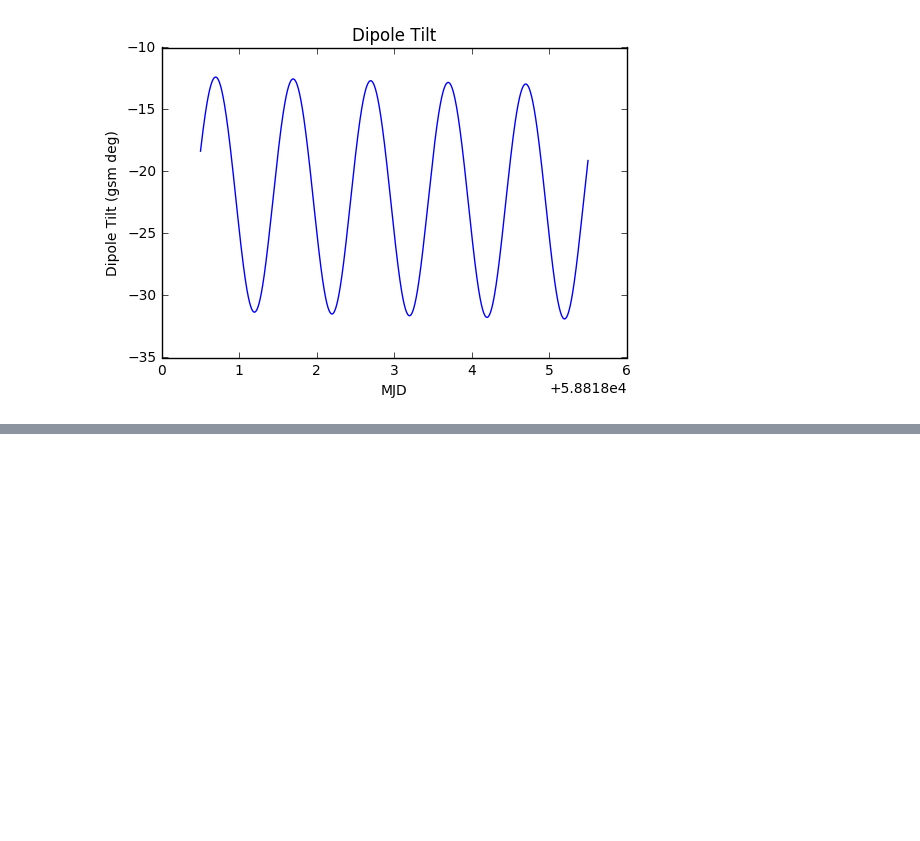
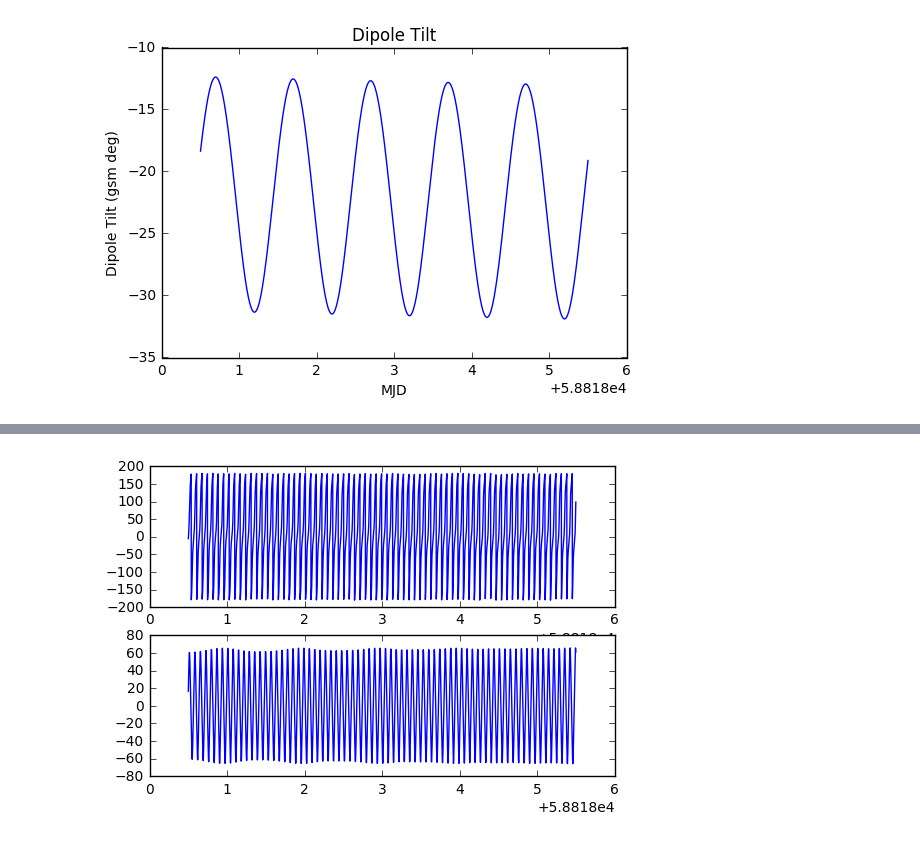
Before and after one commit to fsbr/se3-path-planner, a Jupyter notebook: modularPlanner/Cusp Plots (Daily).ipynb, the cells around one changed output, grey strips where cells are left out. Drawn from its saved outputs; the diff is of its cells as text; code cells hidden in the pictures; blank space fills up the shorter version.

```diff
--- a/modularPlanner/Cusp Plots (Daily).ipynb
+++ b/modularPlanner/Cusp Plots (Daily).ipynb
@@ -213,0 +224,12 @@ Close to solving this.  I think my cusp actually behaves somewhat correctly. The
+# %%
+# plot of the latitude and the longitude of the spacecraft at each timestep,
+f,ax = plt.subplots(2)
+# i can probably use a list comprehension here for the cusp location
+# just feel really unmotivated rn
+xk,yk,zk = tsyg.tsygCyl2Car()
+# longitude vs. time
+ax[0].plot(gsm.ticks.MJD, gsm.long)
+ax[1].plot(gsm.ticks.MJD, gsm.lati)
+plt.show()
+# %% [output]
+[figure, added]
```
Also changed, not shown: parts of 7 cells of this notebook, 1 other file.
